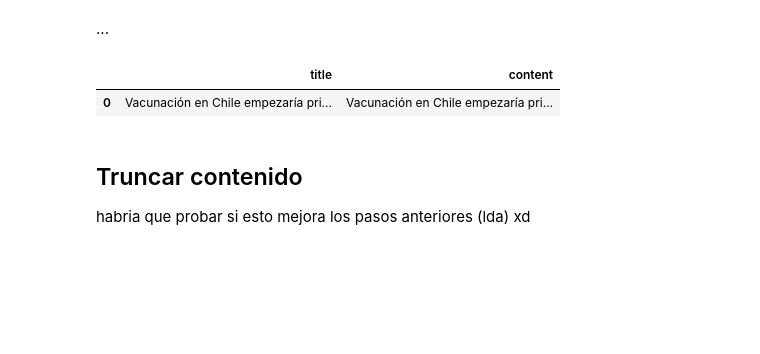
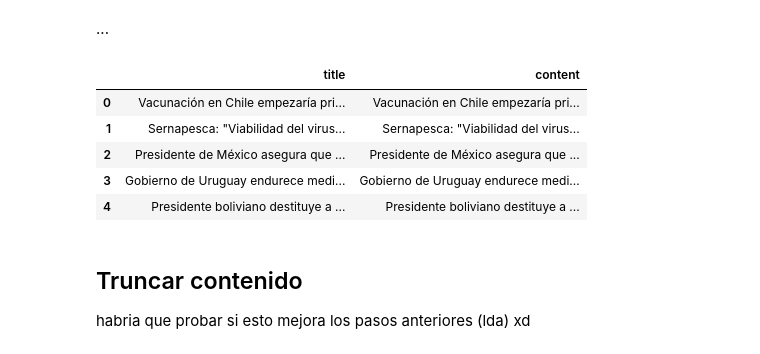
Before and after one commit to matiasbarram/INFO279-TAL-Proyecto, a Jupyter notebook: paso_4_primeros_modelos_clasificacion.ipynb, the cells around one changed output. Cells and saved outputs as stored; diff of their text form; code cells hidden in the pictures; blank space fills up the shorter version.

```diff
--- a/paso_4_primeros_modelos_clasificacion.ipynb
+++ b/paso_4_primeros_modelos_clasificacion.ipynb
@@ -16,10 +16,14 @@ from pandasql import sqldf
 # %%
 df = pd.read_csv('dataset_paso_3.csv')
 pd.set_option('display.max_colwidth', 200)
-df[['title', 'content']].head(1)
+df[['title', 'content']].head()
 # %% [output]
 |  | title | content |
 | 0 | Vacunación en Chile empezaría pri... | Vacunación en Chile empezaría pri... |
+| 1 | Sernapesca: "Viabilidad del virus... | Sernapesca: "Viabilidad del virus... |
+| 2 | Presidente de México asegura que ... | Presidente de México asegura que ... |
+| 3 | Gobierno de Uruguay endurece medi... | Gobierno de Uruguay endurece medi... |
+| 4 | Presidente boliviano destituye a ... | Presidente boliviano destituye a ... |
 # %% [markdown]
 ## Truncar contenido
 
```
Also changed, not shown: parts of 42 cells of this notebook.
